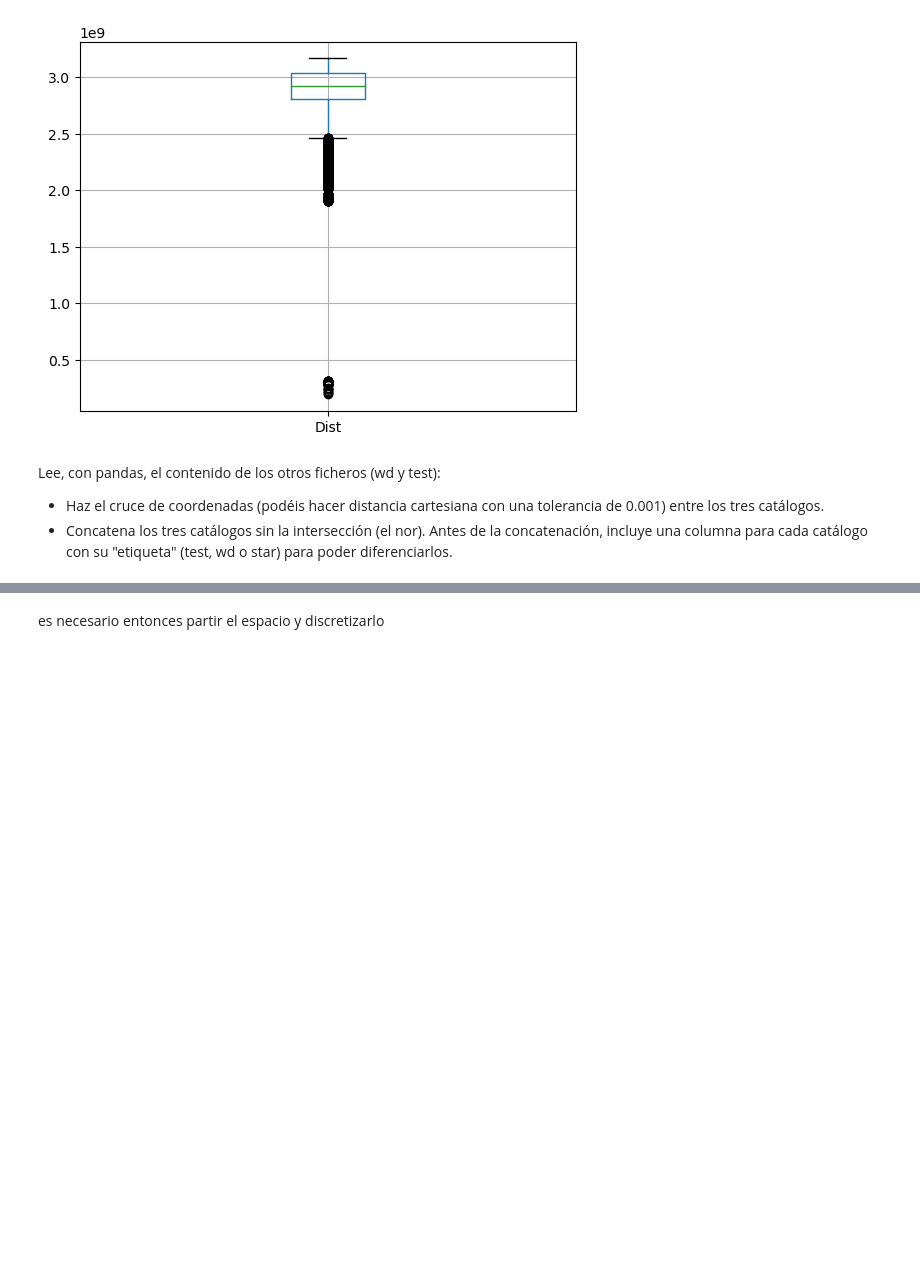
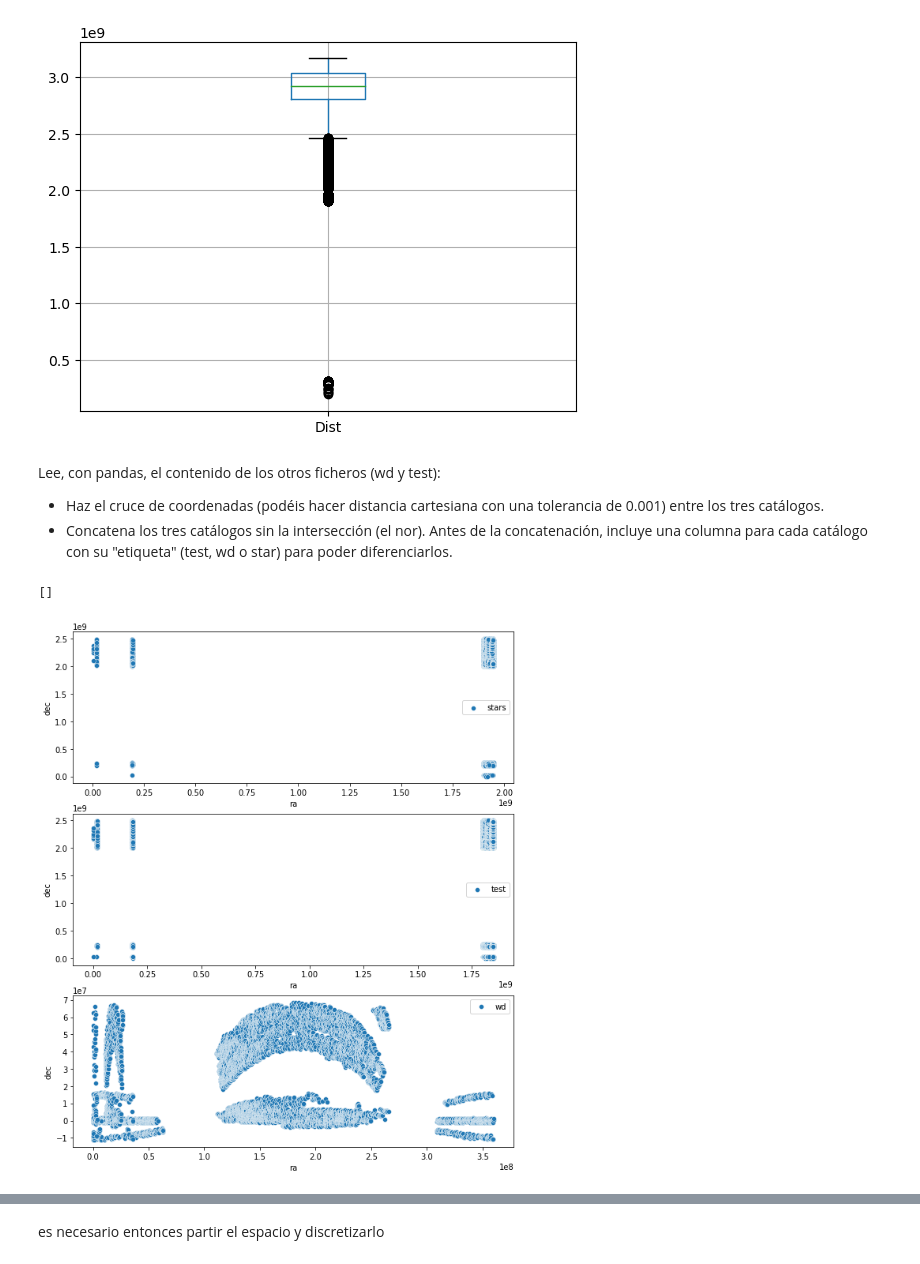
Before and after one commit to fbientrigo/learningprogamation, a Jupyter notebook: Base de Datos Universidad/TareaUnidadPandas1/fabiantrigo_TareaUnidad1.ipynb, the cells around one changed output, grey strips where cells are left out. Saved outputs shown, nothing was run; the diff lists cells and outputs as text; code cells hidden in the pictures; blank space fills up the shorter version.

```diff
--- a/Base de Datos Universidad/TareaUnidadPandas1/fabiantrigo_TareaUnidad1.ipynb
+++ b/Base de Datos Universidad/TareaUnidadPandas1/fabiantrigo_TareaUnidad1.ipynb
@@ -439,13 +439,19 @@ import pandas as pd
 dfstars = pd.read_csv("SDSS_stars.csv", thousands=".")
 dftest = pd.read_csv("SDSS_test.csv", thousands=".")
 dfwd = pd.read_csv("SDSS_wd.csv", thousands=".")
+
+
+dfwd.rename(columns = {'RA':'ra', 'Dec':'dec'}, inplace = True)
 # %%
 fig, ax = plt.subplots(3,figsize=(10,12))
 
 sn.scatterplot(data=dfstars, x="ra", y="dec", label="stars", ax=ax[0])
 sn.scatterplot(data=dftest, x="ra", y="dec", label="test", ax=ax[1])
-sn.scatterplot(data=dfwd, x="RA", y="Dec", label="wd", ax=ax[2])
+sn.scatterplot(data=dfwd, x="ra", y="dec", label="wd", ax=ax[2])
 
 plt.plot()
 
 # El agrupar se puede volver un proceso complicado al tener 2 variables
+# %% [output]
+[]
+[figure, added]
```
Also changed, not shown: parts of 15 cells of this notebook.
